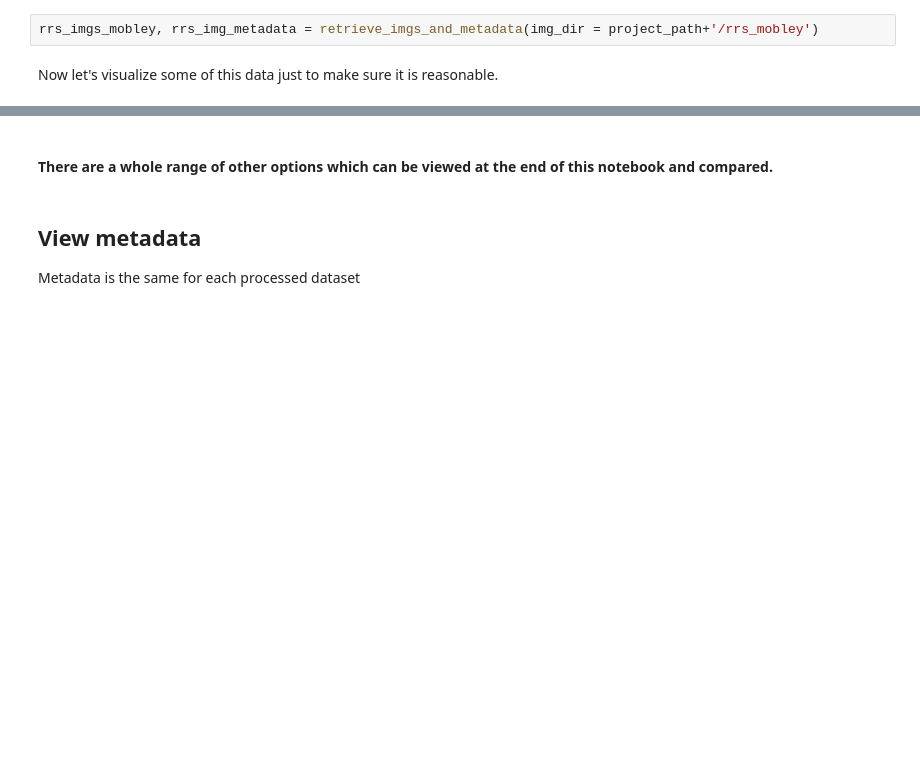
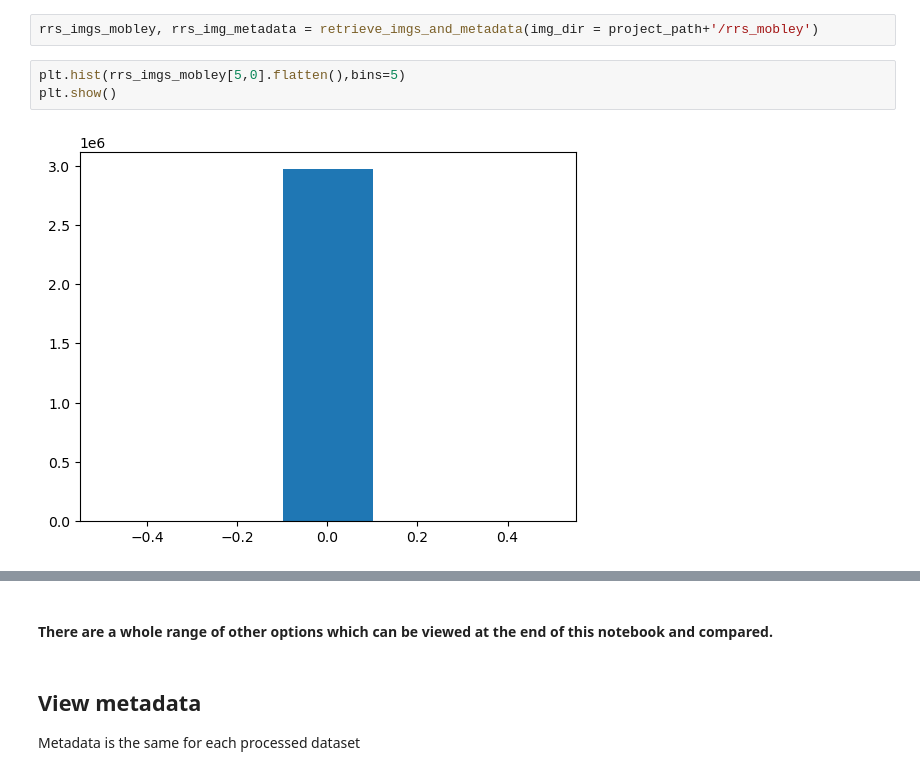
Before and after one commit to aewindle110/DroneWQ, a Jupyter notebook: primary_demo.ipynb, the cells around one changed output, grey strips where cells are left out. Drawn from its saved outputs; the diff is of its cells as text; blank space fills up the shorter version.

```diff
--- a/primary_demo.ipynb
+++ b/primary_demo.ipynb
@@ -143,7 +118,10 @@ Note that this will open as many files as you ask and if you have 1000+ images t
 # %%
 rrs_imgs_mobley, rrs_img_metadata = retrieve_imgs_and_metadata(img_dir = project_path+'/rrs_mobley')
-# %% [markdown]
-Now let's visualize some of this data just to make sure it is reasonable.
+# %%
+plt.hist(rrs_imgs_mobley[5,0].flatten(),bins=5)
+plt.show()
+# %% [output]
+[figure, added]
 # %%
 band_names = ['blue', 'green', 'red', 'red edge', 'nir']
 
```
Also changed, not shown: parts of 10 cells of this notebook, 5 other files.
